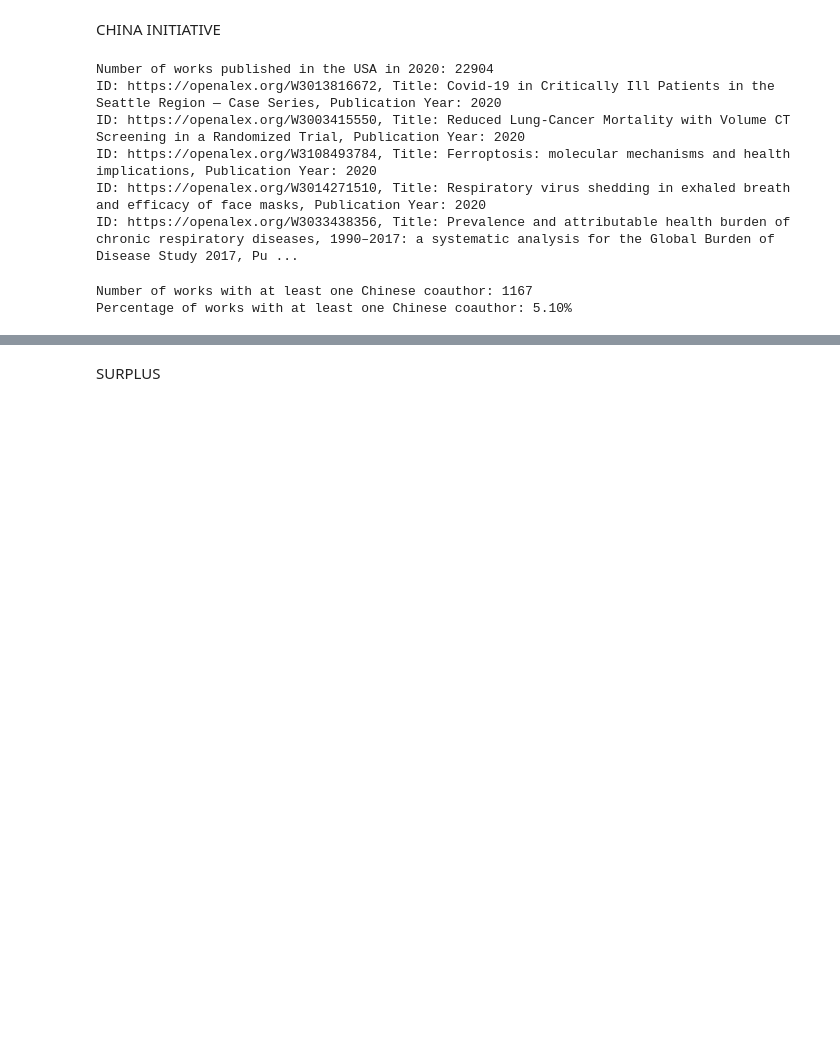
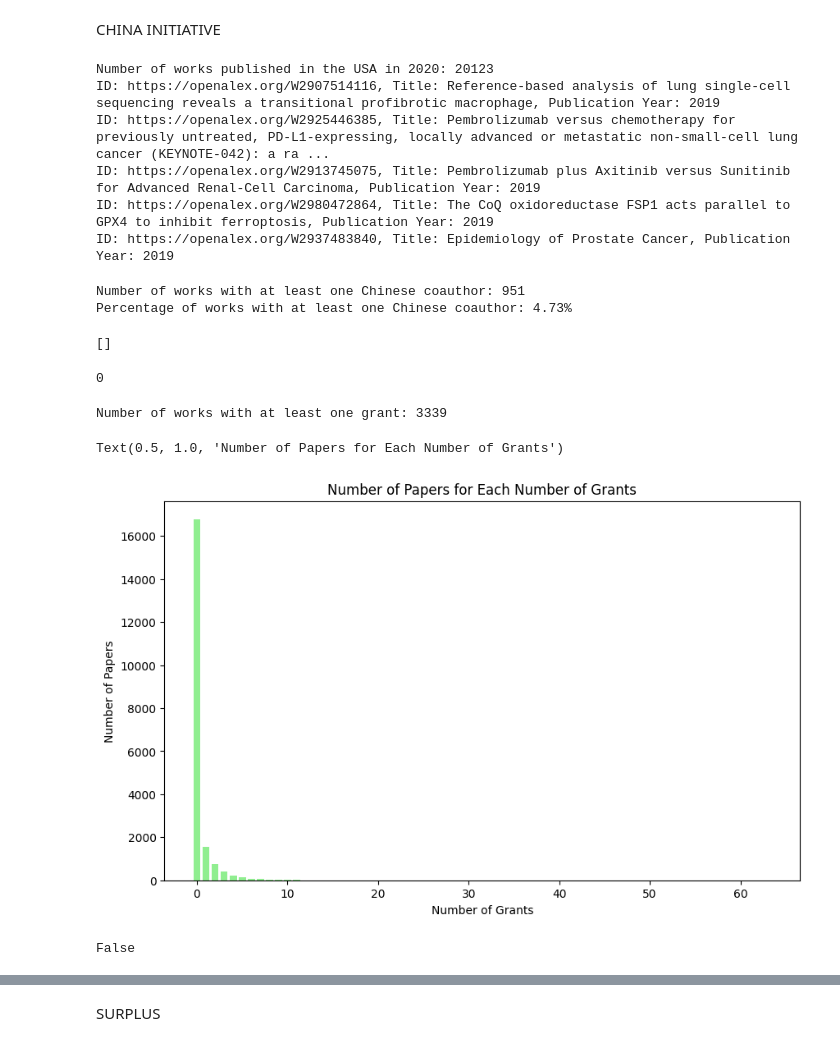
Before and after one commit to Basso42/china-initiative-collaboration-impact, a Jupyter notebook: notebooks/ChinaUSA_science.ipynb, the cells around one changed output, grey strips where cells are left out. Saved outputs shown, nothing was run; the diff lists cells and outputs as text; code cells hidden in the pictures; blank space fills up the shorter version.

```diff
--- a/notebooks/ChinaUSA_science.ipynb
+++ b/notebooks/ChinaUSA_science.ipynb
@@ -262,18 +261,18 @@ plt.show()
 # %%
 # For each US author compute share of papers with Chinese coauthors
-for work in all_works_2015:
+for work in all_works_2018:
     for authorship in work['authorships']:
         if 'US' in authorship['countries']:
             authorship['has_chinese_coauthor'] = any('CN' in author['countries'] for author in work['authorships'])
 # Count the number of papers for each US author
 us_author_paper_counts = defaultdict(int)
-for work in all_works_2015:
+for work in all_works_2018:
     for authorship in work['authorships']:
         if 'US' in authorship['countries']:
             us_author_paper_counts[authorship['author']['id']] += 1
 # Compute the share of papers with Chinese coauthors for each US author
 us_author_chinese_coauthor_counts = defaultdict(int)
-for work in all_works_2015:
+for work in all_works_2018:
     for authorship in work['authorships']:
         if 'US' in authorship['countries'] and authorship.get('has_chinese_coauthor'):
             us_author_chinese_coauthor_counts[authorship['author']['id']] += 1
@@ -302,7 +301,7 @@ CHINA INITIATIVE
 # %%
 # Define the filter criteria for works published in the USA in 2020
 filter_criteria = {
-    "publication_year": 2020,  # Filter for works published in 2020
+    "publication_year": 2019,  # Filter for works published in 2020
     "institutions": {"country_code": "us"},
     "primary_location": {"source": {"type": "journal"}},  # Filter for journal articles
     #"primary_topic": {"domain": {"id": 4}},  # Filter for Health science
@@ -311,32 +310,69 @@ filter_criteria = {
 
 # Fetch the works with pagination
 query = Works().filter(**filter_criteria)
-all_works_2020 = list(chain.from_iterable(query.paginate(per_page=200, n_max=None)))  # Adjust per_page as needed, n_max=None for all papers (heavy)
+all_works_2019 = list(chain.from_iterable(query.paginate(per_page=200, n_max=None)))  # Adjust per_page as needed, n_max=None for all papers (heavy)
 
 # Count the number of works
-num_works = len(all_works_2020)
+num_works = len(all_works_2019)
 
 # Print the number of works
 print(f"Number of works published in the USA in 2020: {num_works}")
 
 # Optionally, print the first few works to verify
-for work in all_works_2020[:5]:  # Print the first 5 works as an example
+for work in all_works_2019[:5]:  # Print the first 5 works as an example
     print(f"ID: {work['id']}, Title: {work['title']}, Publication Year: {work['publication_year']}")
 # %% [output]
-Number of works published in the USA in 2020: 22904
-ID: https://openalex.org/W3013816672, Title: Covid-19 in Critically Ill Patients in the Seattle Region — Case Series, Publication Year: 2020
-ID: https://openalex.org/W3003415550, Title: Reduced Lung-Cancer Mortality with Volume CT Screening in a Randomized Trial, Publication Year: 2020
-ID: https://openalex.org/W3108493784, Title: Ferroptosis: molecular mechanisms and health implications, Publication Year: 2020
-ID: https://openalex.org/W3014271510, Title: Respiratory virus shedding in exhaled breath and efficacy of face masks, Publication Year: 2020
-ID: https://openalex.org/W3033438356, Title: Prevalence and attributable health burden of chronic respiratory diseases, 1990–2017: a systematic analysis for the Global Burden of Disease Study 2017, Pu ...
+Number of works published in the USA in 2020: 20123
+ID: https://openalex.org/W2907514116, Title: Reference-based analysis of lung single-cell sequencing reveals a transitional profibrotic macrophage, Publication Year: 2019
+ID: https://openalex.org/W2925446385, Title: Pembrolizumab versus chemotherapy for previously untreated, PD-L1-expressing, locally advanced or metastatic non-small-cell lung cancer (KEYNOTE-042): a ra ...
+ID: https://openalex.org/W2913745075, Title: Pembrolizumab plus Axitinib versus Sunitinib for Advanced Renal-Cell Carcinoma, Publication Year: 2019
+ID: https://openalex.org/W2980472864, Title: The CoQ oxidoreductase FSP1 acts parallel to GPX4 to inhibit ferroptosis, Publication Year: 2019
+ID: https://openalex.org/W2937483840, Title: Epidemiology of Prostate Cancer, Publication Year: 2019
 # %%
 # For each work generate dummy variable if at least one coauthor is from china, add it to all_works_2020
-for work in all_works_2020:
+for work in all_works_2019:
     work['has_chinese_coauthor'] = any('CN' in author['countries'] for author in work['authorships'])
 # Count the number of works with at least one Chinese coauthor
-num_works_with_chinese_coauthor = sum(work['has_chinese_coauthor'] for work in all_works_2020)
+num_works_with_chinese_coauthor = sum(work['has_chinese_coauthor'] for work in all_works_2019)
 print(f"Number of works with at least one Chinese coauthor: {num_works_with_chinese_coauthor}")
 print(f"Percentage of works with at least one Chinese coauthor: {num_works_with_chinese_coauthor / num_works * 100:.2f}%")
 # %% [output]
-Number of works with at least one Chinese coauthor: 1167
-Percentage of works with at least one Chinese coauthor: 5.10%
+Number of works with at least one Chinese coauthor: 951
+Percentage of works with at least one Chinese coauthor: 4.73%
+# %%
+all_works_2019[0]['grants']
+# %% [output]
+[]
+# %%
+len(all_works_2019[0]['grants'])
+# %% [output]
+0
+# %%
+# Add dummy variable for each work if it has a grant
+for work in all_works_2019:
+    work['has_grant'] = len(work['grants']) > 0
+# Count the number of works with at least one grant
+num_works_with_grant = sum(work['has_grant'] for work in all_works_2019)
+print(f"Number of works with at least one grant: {num_works_with_grant}")
+# %% [output]
+Number of works with at least one grant: 3339
+# %%
+# Plot size of grants per paper
+grant_counts = Counter(len(work['grants']) for work in all_works_2019)
+# Prepare data for plotting
+grant_numbers = list(grant_counts.keys())
+grant_paper_counts = list(grant_counts.values())
+# Plot the data
+plt.figure(figsize=(10, 6))
+plt.bar(grant_numbers, grant_paper_counts, color='lightgreen')
+plt.xlabel('Number of Grants')
+plt.ylabel('Number of Papers')
+plt.title('Number of Papers for Each Number of Grants')
+# %% [output]
+Text(0.5, 1.0, 'Number of Papers for Each Number of Grants')
+[figure, added]
+# %%
+# Comprend pas pourquoi ca marche pas (voir cellule suivante -> il y a grants)
+all_works_2019['id' == 'https://openalex.org/W2990041408']['has_grant']
+# %% [output]
+False
```
Also changed, not shown: parts of 30 cells of this notebook.
